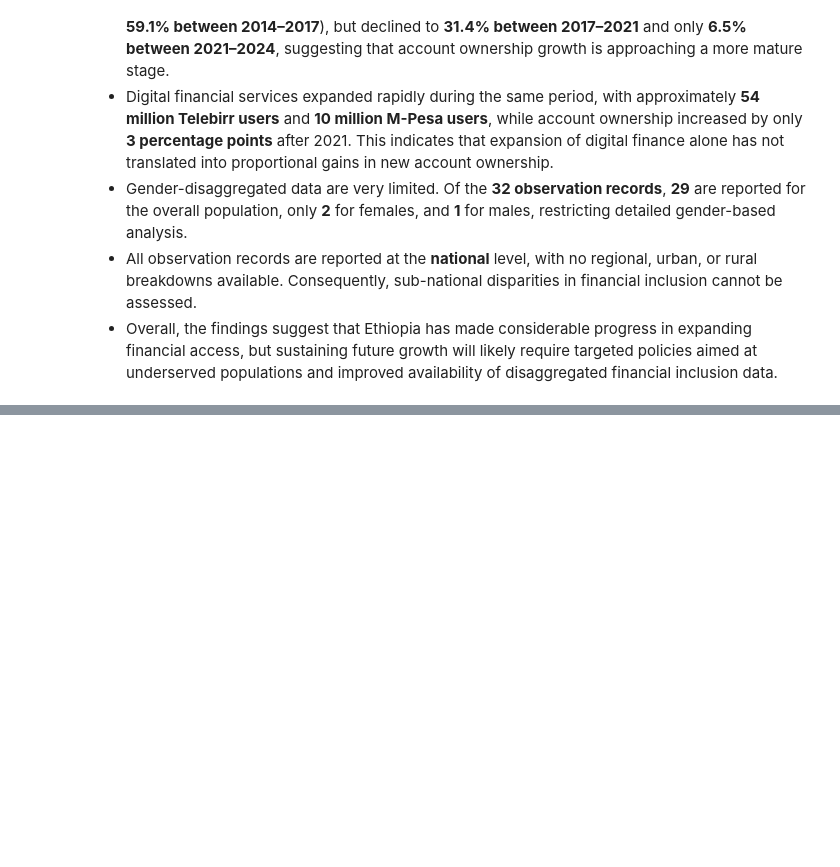
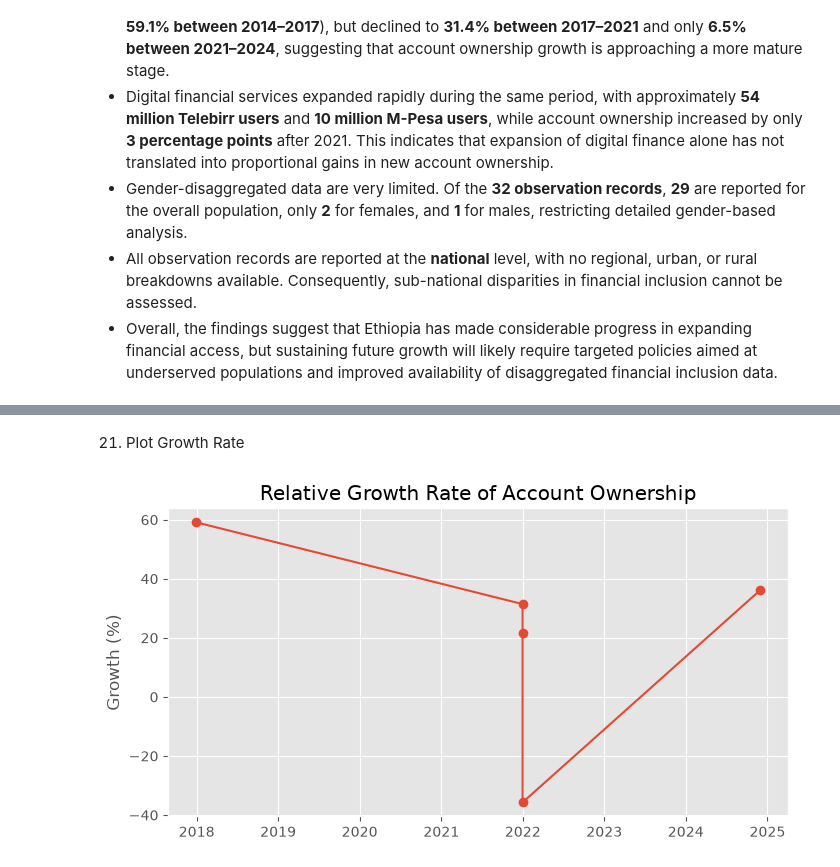
Before and after one commit to Lalisecf/ethiopia-fi-forecast-week11, a Jupyter notebook: notebooks/task_2_eda.ipynb, the cells around one changed output, grey strips where cells are left out. Saved outputs shown, nothing was run; the diff lists cells and outputs as text; code cells hidden in the pictures; blank space fills up the shorter version.

```diff
--- a/notebooks/task_2_eda.ipynb
+++ b/notebooks/task_2_eda.ipynb
@@ -776,0 +892,6 @@ Key findings include:
+# %%
+access["growth_rate_percent"] = (
+    access["value_numeric"].pct_change()*100
+)
+
+access
@@ -776,0 +906,20 @@ Key findings include:
+# %% [markdown]
+21. Plot Growth Rate
+# %%
+plt.figure(figsize=(8,4))
+
+plt.plot(
+    access["observation_date"],
+    access["growth_rate_percent"],
+    marker="o"
+)
+
+plt.title("Relative Growth Rate of Account Ownership")
+
+plt.ylabel("Growth (%)")
+
+plt.grid(True)
+
+plt.show()
+# %% [output]
+[figure, added]
```
Also changed, not shown: parts of 22 cells of this notebook.
